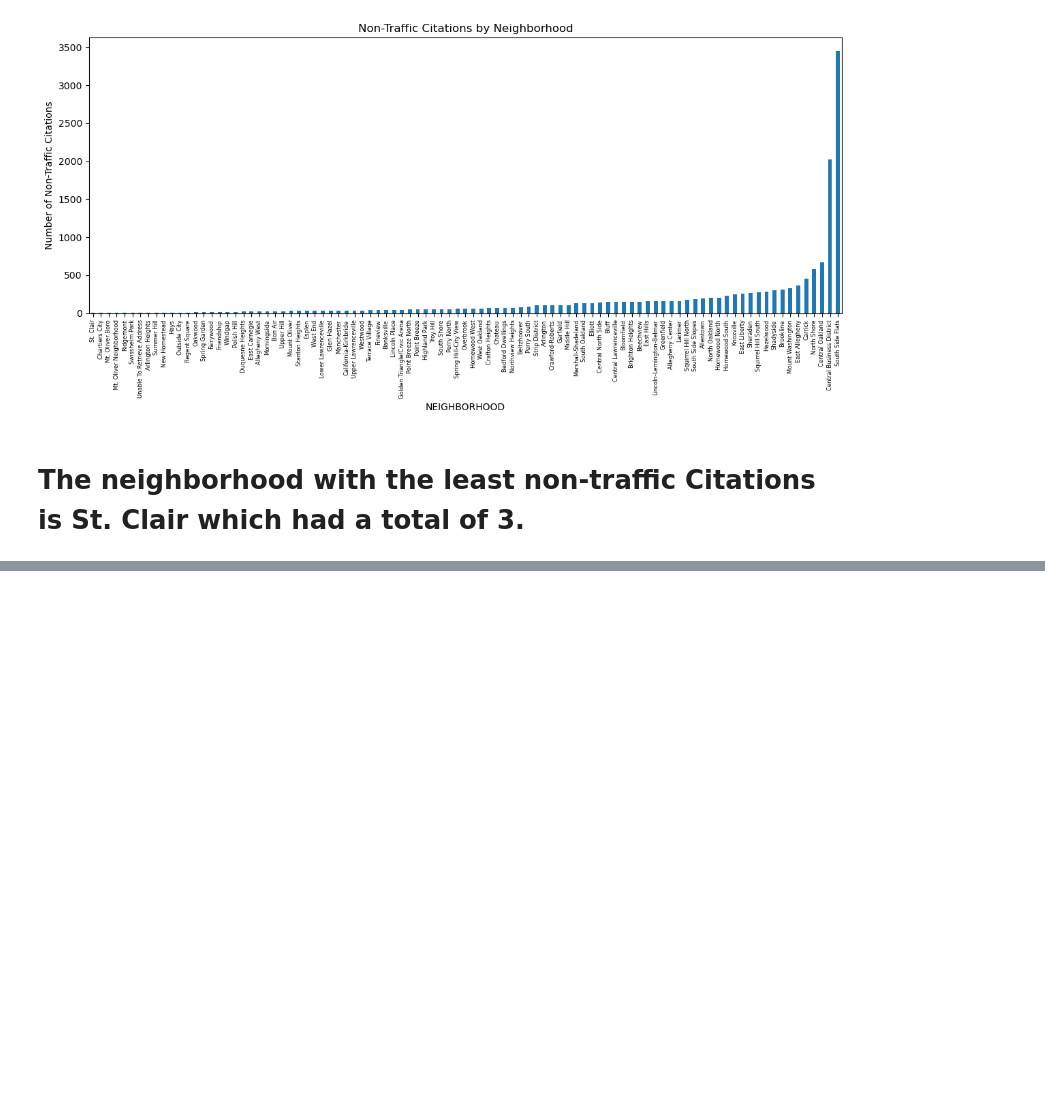
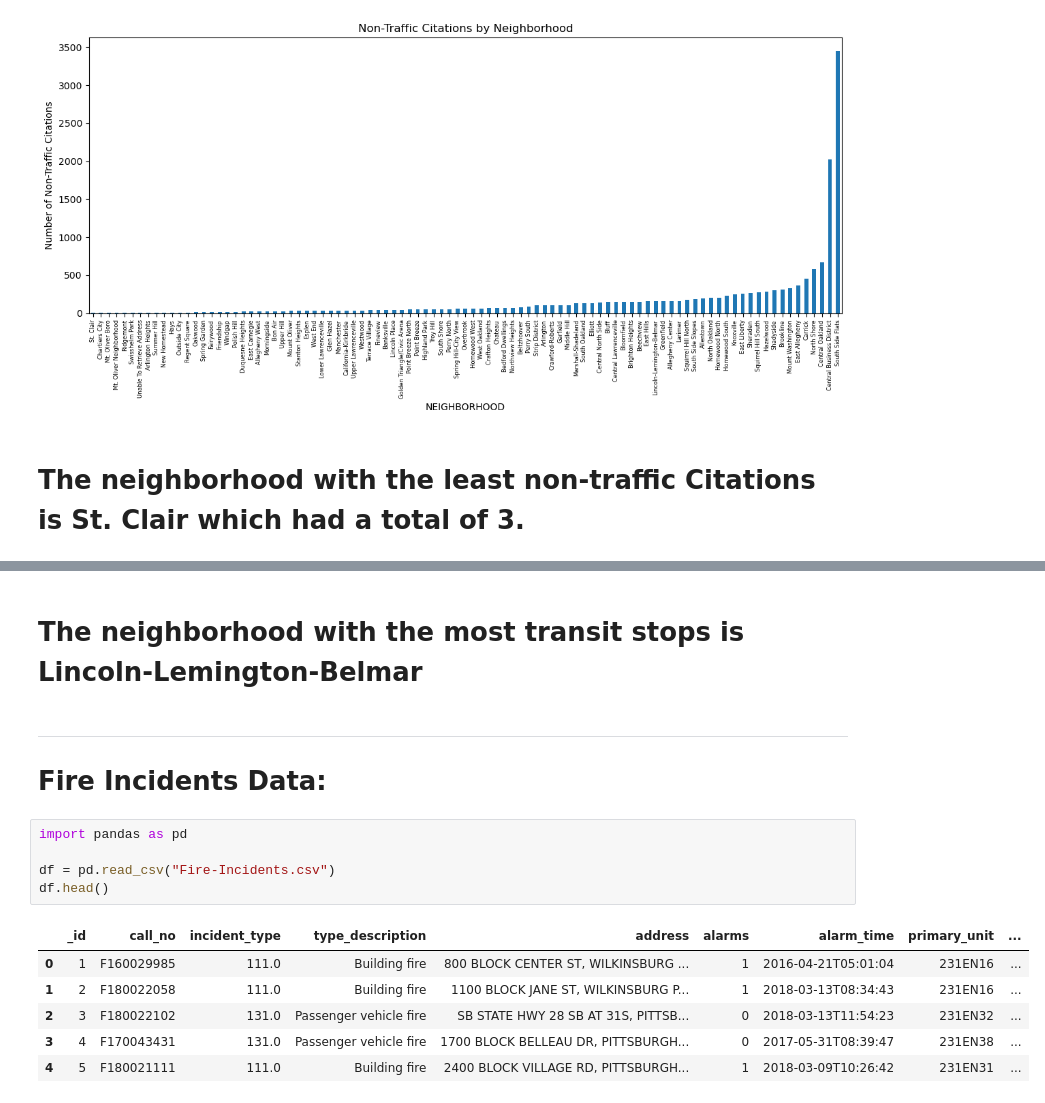
Before and after one commit to DylanTDo/Final-Project, a Jupyter notebook: Final-Notebook.ipynb, the cells around one changed output, grey strips where cells are left out. Saved outputs shown, nothing was run; the diff lists cells and outputs as text; blank space fills up the shorter version.

```diff
--- a/Final-Notebook.ipynb
+++ b/Final-Notebook.ipynb
@@ -64,0 +138,17 @@ plt.show()
+# %% [markdown]
+# The neighborhood with the most transit stops is **Lincoln-Lemington-Belmar**
+# %% [markdown]
+---
+# Fire Incidents Data:
+# %%
+import pandas as pd
+
+df = pd.read_csv("Fire-Incidents.csv")
+df.head()
+# %% [output]
+|  | _id | call_no | incident_type | type_description | address | alarms | alarm_time | primary_unit | ... |
+| 0 | 1 | F160029985 | 111.0 | Building fire | 800 BLOCK CENTER ST, WILKINSBURG ... | 1 | 2016-04-21T05:01:04 | 231EN16 | ... |
+| 1 | 2 | F180022058 | 111.0 | Building fire | 1100 BLOCK JANE ST, WILKINSBURG P... | 1 | 2018-03-13T08:34:43 | 231EN16 | ... |
+| 2 | 3 | F180022102 | 131.0 | Passenger vehicle fire | SB STATE HWY 28 SB AT 31S, PITTSB... | 0 | 2018-03-13T11:54:23 | 231EN32 | ... |
+| 3 | 4 | F170043431 | 131.0 | Passenger vehicle fire | 1700 BLOCK BELLEAU DR, PITTSBURGH... | 0 | 2017-05-31T08:39:47 | 231EN38 | ... |
+| 4 | 5 | F180021111 | 111.0 | Building fire | 2400 BLOCK VILLAGE RD, PITTSBURGH... | 1 | 2018-03-09T10:26:42 | 231EN31 | ... |
```
Also changed, not shown: parts of 11 cells of this notebook, 1 other file.
